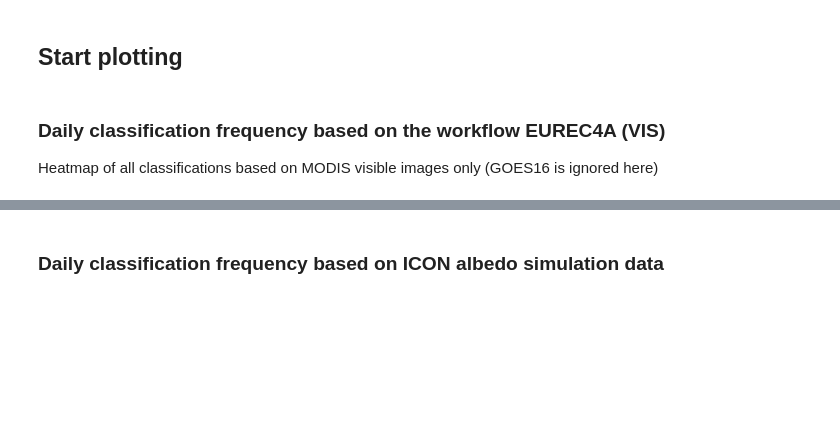
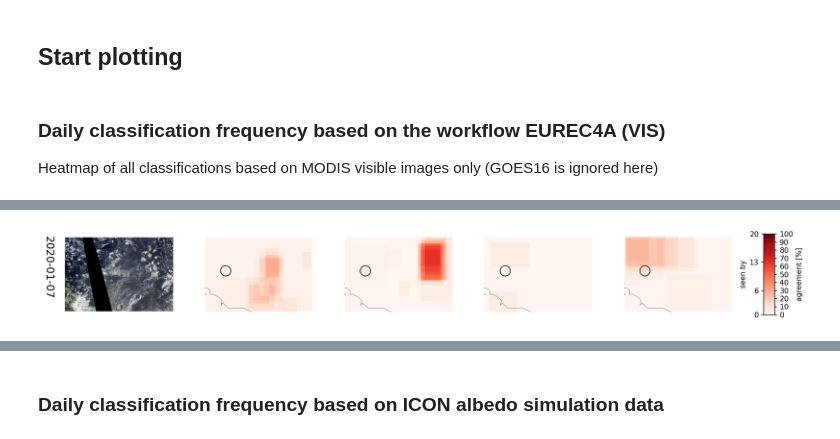
Before and after one commit to observingClouds/C3ONTEXT, a Jupyter notebook: notebooks/create_overview_figures.ipynb, the cells around one changed output, grey strips where cells are left out. Drawn from its saved outputs; the diff is of its cells as text; code cells hidden in the pictures; blank space fills up the shorter version.

```diff
--- a/notebooks/create_overview_figures.ipynb
+++ b/notebooks/create_overview_figures.ipynb
@@ -59,3 +170,96 @@ Heatmap of all classifications based on MODIS visible images only (GOES16 is ign
+# %%
+path_to_MODISVIS = '../source_images/EUREC4A_VIS_workflow/EUREC4A_MODIS_AQUA-VIS/'
+lons = np.linspace(-62,-40,2200)
+lats = np.linspace(20,5,1500)
+
+lat_grid, lon_grid = np.meshgrid(lats, lons)
+
+workflow = 'EUREC4A (VIS)'
+instrument = 'MODIS'
+
+for d, (date, date_df) in enumerate(df_l1.groupby(df_l1['date'].dt.date)):
+    date_arr = np.zeros((len(np.unique(date_df.user_name)),
+                         ds_l2.mask.shape[1],
+                         ds_l2.mask.shape[2],
+                         4
+                        ), dtype=float)
+    date_df_sel = date_df.loc[np.logical_and(~date_df.already_seen.astype(bool),
+                                             np.logical_and(date_df.workflow_name == workflow ,
+                                                            date_df.instrument == instrument))]
+    for u, (user_name, user_df) in enumerate(date_df_sel.groupby('user_name')):
+        class_ids = user_df.classification_id
+        class_ids = np.unique(class_ids)
+        user_arr_ = ds_l2.mask.sel({'classification_id':class_ids})
+        user_arr = np.bitwise_and(user_arr_.expand_dims({'pattern':4},3).fillna(0).astype(int).values, np.array([1,2,4,8])[np.newaxis,np.newaxis,np.newaxis,:]).astype('bool')
+
+        user_arr = np.mean(user_arr,axis=0)  # along classification_id
+       #user_arr = np.where(user_arr>0, True, False)
+
+        date_arr[u, :,:,:] = user_arr
+    nb_users = len(np.unique(date_df_sel.user_name))
+#     nb_users = ds_l2.nb_users.sel(date=date_as_datetime).compute()
+    freq = np.nan_to_num((np.sum(date_arr[:,:,:,:], axis=0)/nb_users))
+    user_w_classifications = freq*len(np.unique(date_df_sel.user_name))
+    date_as_datetime = dt.datetime.combine(date, dt.datetime.min.time())
+    date_arr[:,:,:] =  user_w_classifications# ds_l2.freq.sel(date=date_as_datetime)*100
+#
+
+    filenames = np.unique(date_df_sel.fn.values)
+    filename = find_filename(filenames)
+    fig, ax = plt.subplots(1,6,figsize=(15,2), dpi=150, gridspec_kw={'width_ratios':[1,1,1,1,1,0.1]})
+#     plt.suptitle(date,y=1.1)
+    norm = Normalize(vmin = 0, vmax = len(np.unique(date_df_sel.user_name)), clip = False)
+#     norm = Normalize(vmin = 0, vmax = nb_users, clip = False)
+    for p in range(1,5):
+        m = Basemap(ax=ax.flat[p], projection='merc',llcrnrlat=5,urcrnrlat=20,\
+            llcrnrlon=-62,urcrnrlon=-40,lat_ts=20,resolution='c')
+        m.drawcoastlines(linewidth=0.25)
+#         ax.flat[p].set_title(pattern_dic_inv[p-1])
+#         x, y = m(lon_grid, lat_grid)
+        cs = m.imshow(user_w_classifications[:,:,p-1].T,
+                      origin='upper', cmap='Reds', norm=norm,
+                      extent=[-62,-40,5,20])
+        # HALO circle
+        x,y=m(-57.717, 13.3)
+        x2,y2 = m(-57.717,13.3+1.011)
+        circle1 = plt.Circle((x, y), y2-y, color='black',fill=False)
+        ax.flat[p].add_patch(circle1)
+        ax.flat[p].axis('off')
+
+    ax.flat[0].annotate(date, (-0.2,0.2), rotation=-90, xycoords='axes fraction', fontsize=15)
+
+    # Show AQUA image:
+    img = plt.imread(path_to_MODISVIS+filename)
+    ax.flat[0].imshow(img)
+    ax.flat[0].axis('off')
+
+    cax = ax.flat[5]
+    sm = plt.cm.ScalarMappable(cmap='Reds', norm=norm)
+    sm._A = []
+    cb = plt.colorbar(sm, cax=cax)
+    cb.set_label('Users')
+
+    cax2 = cax.twinx()
+    user_ticks=np.linspace(0, nb_users,4)
+    per_ticks=np.linspace(0,100,11).astype(int)
+    cb.set_ticks(user_ticks.astype(int))
+    cb.set_label("seen by")
+    cb.ax.yaxis.set_label_position("left")
+    cax2.set_ylim(0,100)
+    cax2.set_yticks(per_ticks)
+    cax2.set_yticklabels(per_ticks)
+    cax2.set_ylabel("agreement [%]")
+
+    plt.tight_layout()
+    if savefig:
+        plt.savefig('../figures/VIS_dailyaverage/EUREC4A_ManualClassifications_MODISAverage_{}.jpeg'.format(date.strftime('%Y%m%d')),
+                dpi=150, bbox_inches='tight',pad=0)
+        plt.close('all')
+    else:
+        plt.show()
+        break
+# %% [output]
+[figure, added]
 # %%
 path_to_MODISVIS = '../source_images/EUREC4A_VIS_workflow/EUREC4A_MODIS_AQUA-VIS/'
 lons = np.linspace(-62,-40,2200)
```
Also changed, not shown: parts of 13 cells of this notebook.
